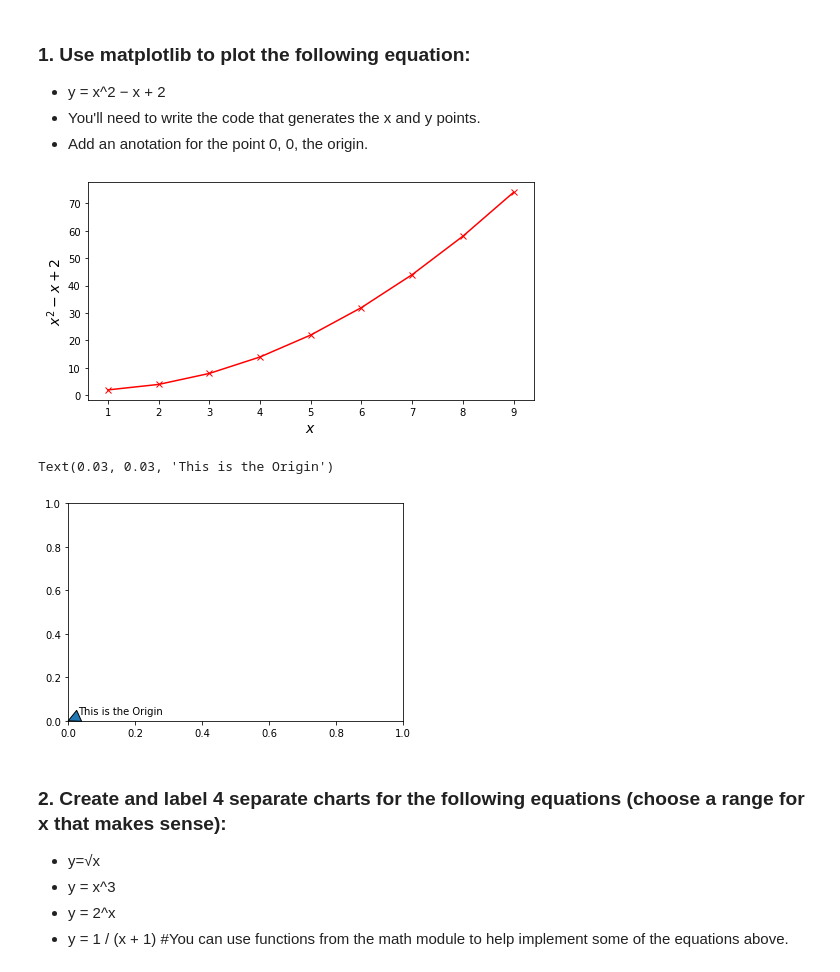
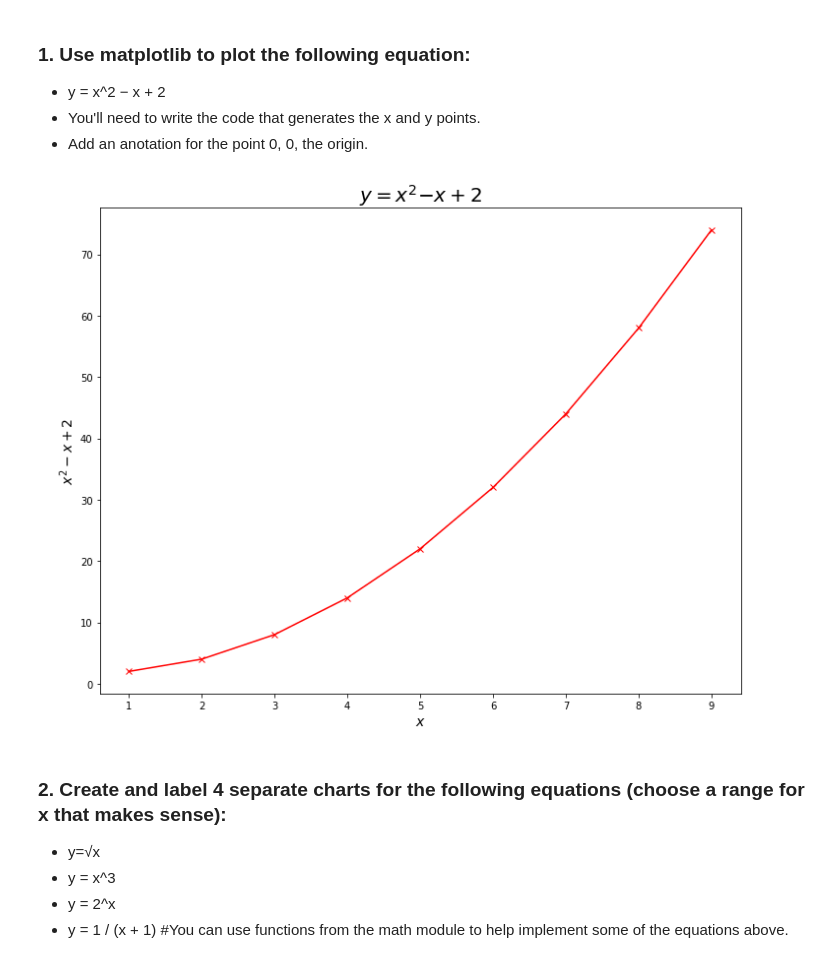
Before and after one commit to justin-m-sullivan/numpy-pandas-visualization-exercises, a Jupyter notebook: matplotlib_exercises.ipynb, the cells around one changed output. Drawn from its saved outputs; the diff is of its cells as text; code cells hidden in the pictures.

Commit message:
code for all exercises and added in titles

```diff
--- a/matplotlib_exercises.ipynb
+++ b/matplotlib_exercises.ipynb
@@ -16,24 +16,24 @@ import pandas as pd
 # %%
 %matplotlib inline
 # %%
-plt.figure(figsize = (8,4))
+plt.figure(figsize = (10,8))
 
 x = range(1,10)
 y = [n ** 2 - n + 2 for n in x]
 
 plt.plot(x,y, color = 'red', marker = 'x')
 
 plt.xlabel('$x$', fontsize = 14)
 plt.ylabel('$x^2 - x + 2$', fontsize = 14)
 
+
+plt.title('$y = x^2 − x + 2$', fontsize = 20)
+
+plt.annotate('Origin', xy=(0,0), xytext=(-.15,.10), arrowprops={'facecolor': 'blue'})
+plt.tight_layout()
 plt.show()
-# plt.title('y = x^2 − x + 2', fontsize = 20) -- Why doesnt title work?
-
-plt.annotate("This is the Origin", xy = (0,0), xytext = (0.03,0.03), arrowprops = {})
 # %% [output]
-[figure, old version]
+[figure, new version]
-Text(0.03, 0.03, 'This is the Origin')
-[figure, removed]
 # %% [markdown]
 ### 2. Create and label 4 separate charts for the following equations (choose a range for x that makes sense):
 - y=√x
```
Also changed, not shown: parts of 6 cells of this notebook.
